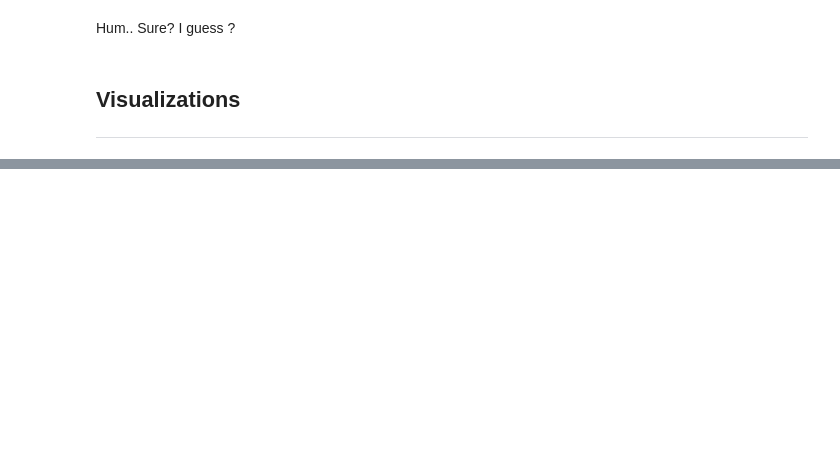
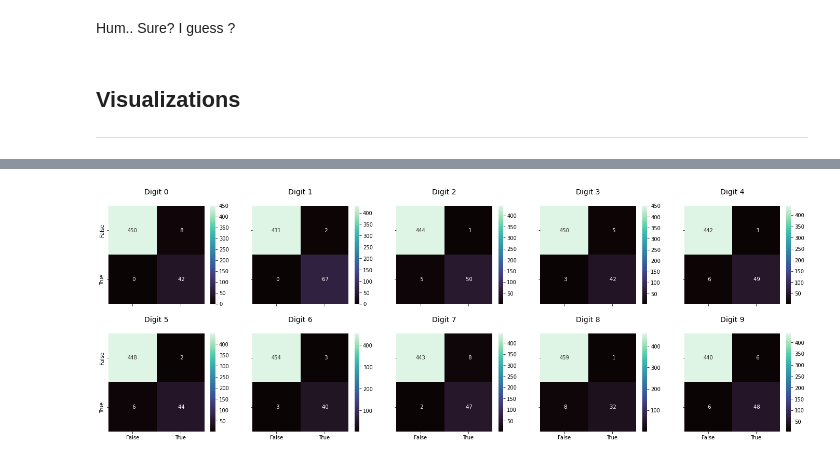
Before and after one commit to alexandre-pinon/zoidberg-2.0, a Jupyter notebook: bootstrap.ipynb, the cells around one changed output, grey strips where cells are left out. Cells and saved outputs as stored; diff of their text form; code cells hidden in the pictures; blank space fills up the shorter version.

Commit message:
Confusion matrix & Visualization

```diff
--- a/bootstrap.ipynb
+++ b/bootstrap.ipynb
@@ -238,7 +240,7 @@ GridSearchCV(cv=5, estimator=KNeighborsClassifier(),
                          'n_neighbors': array([3, 4, 5, 6, 7, 8, 9])})
 # %%
 print(f'GridSearchCV Best parameters: {grid.best_params_}')
-model = grid.best_estimator_
-model.score(X_test, y_test)
+best_estimator = grid.best_estimator_
+print(f'Best estimator score: {best_estimator.score(X_test, y_test)}')
 # %% [output]
 GridSearchCV Best parameters: {'metric': 'cosine', 'n_neighbors': 5}
@@ -396,3 +404,7 @@ Hum.. Sure? I guess ?
 ## Visualizations
 
 ---
+# %%
+y_pred = best_estimator.predict(X_test)
+cf_matrix = confusion_matrix(y_test, y_pred)
+cf_matrix
@@ -398,0 +422,20 @@ Hum.. Sure? I guess ?
+# %%
+cf_multi_matrix = multilabel_confusion_matrix(y_test, y_pred)
+fig, ax = plt.subplots(2,
+                       5,
+                       sharex=True,
+                       sharey=True,
+                       figsize=(24, 8),
+                       gridspec_kw={
+                           'wspace': .2,
+                           'hspace': .3
+                       })
+for i, matrix in enumerate(cf_multi_matrix):
+    index = (0, i) if i < 5 else (1, i - 5)
+    sns.heatmap(data=matrix, ax=ax[index], annot=True, fmt='3', cmap='mako')
+    ax[index].set_title(f'Digit {i}\n', fontsize=14)
+    ax[index].xaxis.set_ticklabels(['False', 'True'])
+    ax[index].yaxis.set_ticklabels(['False', 'True'])
+fig.savefig('graphs/multilabel_confusion_matrix.png', facecolor='white')
+# %% [output]
+[figure, added]
```
Also changed, not shown: parts of 20 cells of this notebook, 4 other files.
